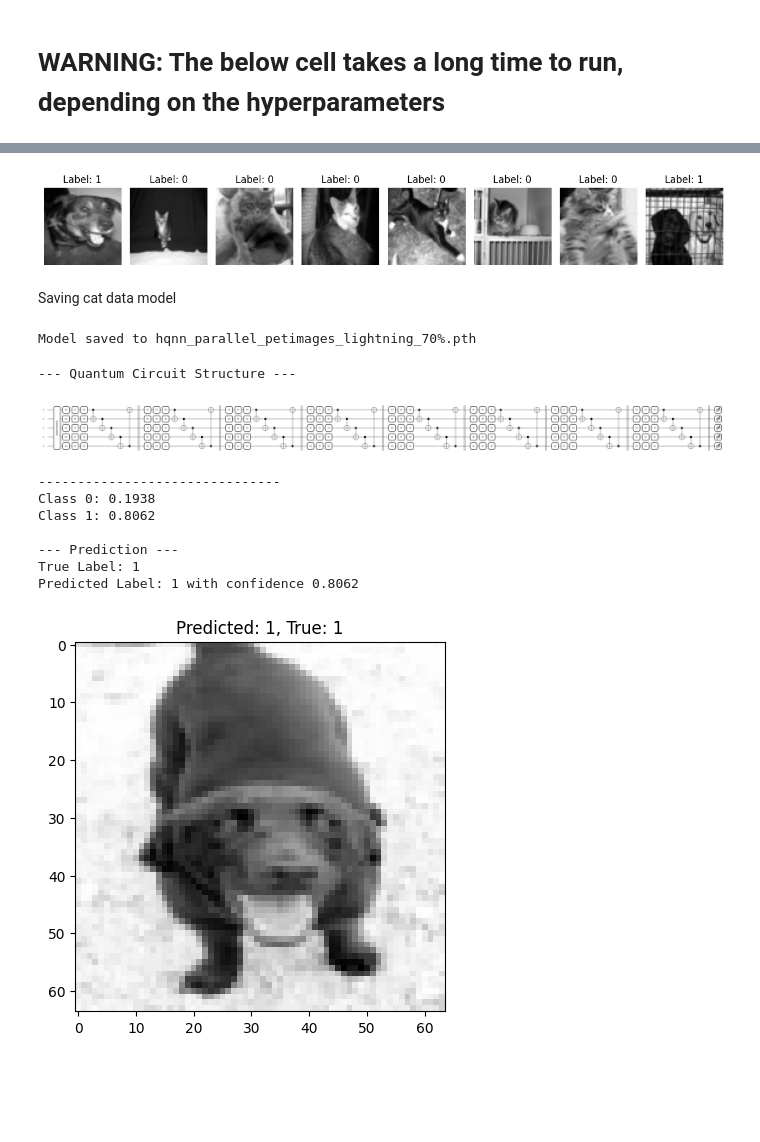
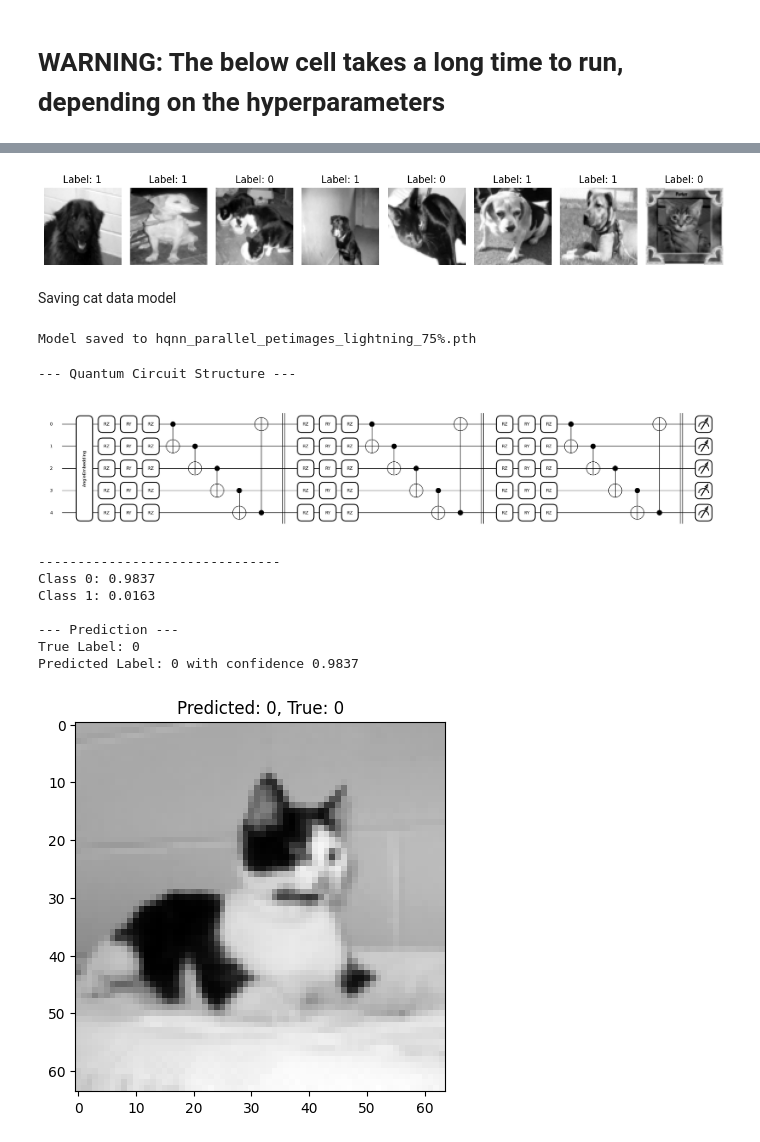
Before and after one commit to QLab-Classification/quantum-classification, a Jupyter notebook: HQNN/cats_and_dogs/HQNN-Parallel-local.ipynb, the cells around one changed output, grey strips where cells are left out. Cells and saved outputs as stored; diff of their text form; code cells hidden in the pictures; blank space fills up the shorter version.

```diff
--- a/HQNN/cats_and_dogs/HQNN-Parallel-local.ipynb
+++ b/HQNN/cats_and_dogs/HQNN-Parallel-local.ipynb
@@ -133,6 +125,7 @@ from torchvision import datasets, transforms
 
 transform = transforms.Compose([
     transforms.Grayscale(num_output_channels=1),  # Ensure 1 channel like MNIST
+    transforms.Resize((200,200)),
     transforms.ToTensor()
 ])
 
@@ -623,12 +616,12 @@ def predict_image(model, image_tensor):
 # Hyperparameters
 q = 5     # Qubits
 c = 4     # Circuits
-depth = 9 # Depth
+depth = 3 # Depth
 # %% [markdown]
 # WARNING: The below cell takes a long time to run, depending on the hyperparameters
 # %%
 transform = transforms.Compose([
-     transforms.Resize((64, 64)),
+     transforms.Resize((200, 200)),
     transforms.Grayscale(num_output_channels=1),  # Force grayscale
     transforms.ToTensor(),                        # Convert to tensor
 ])
@@ -650,12 +643,12 @@ train_size = int(0.8 * len(catdog_dataset))
 test_size = len(catdog_dataset) - train_size
 train_dataset, test_dataset = random_split(catdog_dataset, [train_size, test_size])
 
-dataset_portion = 0.3
+dataset_portion = 1.0
 
 train_dataset = torch.utils.data.Subset(train_dataset, range(int(len(train_dataset) * dataset_portion)))
 test_dataset = torch.utils.data.Subset(test_dataset, range(int(len(test_dataset) * dataset_portion)))
 print("Train subset size:", len(train_dataset))
 print("Test subset size:", len(test_dataset))
 
-trained_model = train_model(hqnn_model, train_dataset, test_dataset, epochs=15, batch_size=32, plot=True)
+trained_model = train_model(hqnn_model, train_dataset, test_dataset, epochs=10, batch_size=32, plot=True)
 # %% [output]
@@ -683,14 +701,14 @@ for i in range(8):
 plt.tight_layout()
 plt.show()
 # %% [output]
-[figure, old version]
+[figure, new version]
 # %% [markdown]
 Saving cat data model
 # %%
 import os
 
 # Find a unique filename to avoid overwriting existing models
-base = 'hqnn_parallel_petimages_lightning_70%'
+base = 'hqnn_parallel_petimages_lightning_75%'
 ext = '.pth'
 filename = base + ext
 counter = 1
@@ -702,7 +720,7 @@ counter = 1
 torch.save(trained_model.state_dict(), filename)
 print(f"Model saved to {filename}")
 # %% [output]
-Model saved to hqnn_parallel_petimages_lightning_70%.pth
+Model saved to hqnn_parallel_petimages_lightning_75%.pth
 # %%
 def load_model(filepath):
     state_dict = torch.load(filepath)
@@ -720,31 +738,31 @@ def load_model(filepath):
 # %%
 import random
 
 # 4. Test prediction on a single image
 # Load the model from file
-model_from_path = load_model(r'C:\Users\prana\OneDrive - University of Maryland\Ionq\quantum-classification\HQNN\cats_and_dogs\models\hqnn_parallel_petimages_lightning_70%.pth')
+model_from_path = load_model(r'C:\Users\prana\OneDrive - University of Maryland\Ionq\quantum-classification\HQNN\cats_and_dogs\models\hqnn_parallel_petimages_lightning_75%.pth')
 
 # Select a random image from the test dataset
 random_idx = random.randint(0, len(test_dataset) - 1)
 img, label = test_dataset[random_idx]
 img_batch = img.unsqueeze(0)  # Add batch dimension
 
 predicted, confidence = predict_image(model_from_path, img_batch)
 print(f"\n--- Prediction ---")
 print(f"True Label: {label}")
 print(f"Predicted Label: {predicted} with confidence {confidence:.4f}")
 
 plt.imshow(img.squeeze(), cmap='gray')
 plt.title(f"Predicted: {predicted}, True: {label}")
 plt.show()
 # %% [output]
 --- Quantum Circuit Structure ---
-[figure, old version]
+[figure, new version]
 -------------------------------
-Class 0: 0.1938
-Class 1: 0.8062
+Class 0: 0.9837
+Class 1: 0.0163
 
 --- Prediction ---
-True Label: 1
-Predicted Label: 1 with confidence 0.8062
+True Label: 0
+Predicted Label: 0 with confidence 0.9837
-[figure, old version]
+[figure, new version]
```
Also changed, not shown: parts of 6 cells of this notebook.
